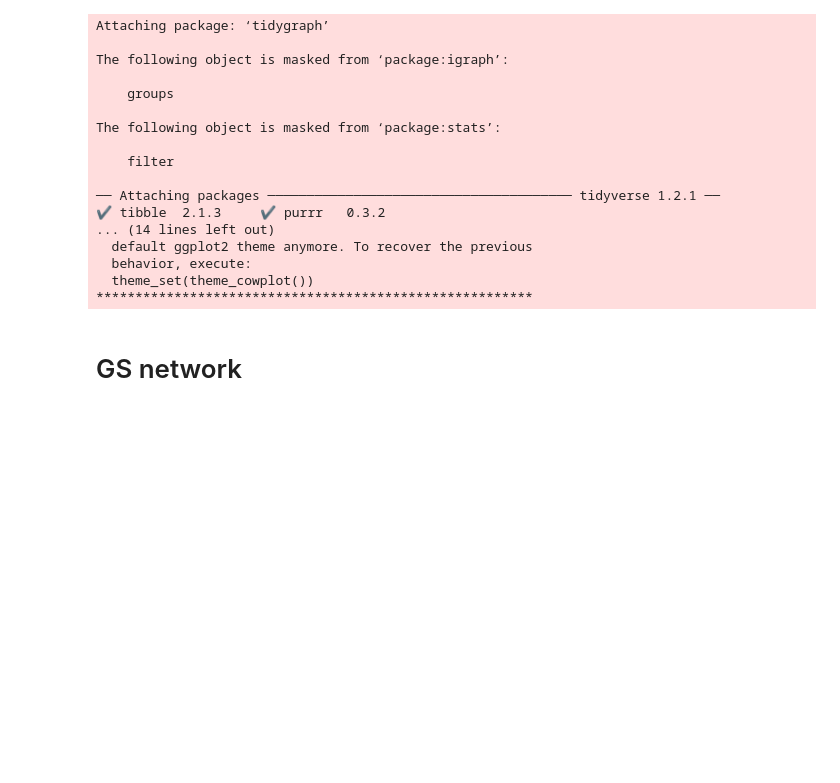
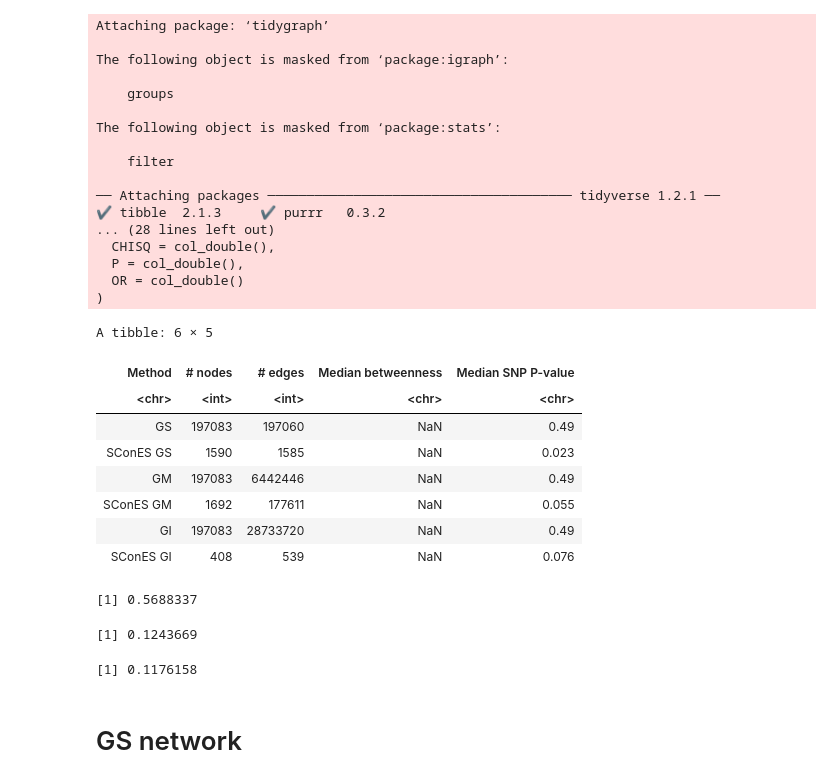
Before and after one commit to hclimente/genewa, a Jupyter notebook: doc/scones.ipynb, the cells around one changed output. Saved outputs shown, nothing was run; the diff lists cells and outputs as text; code cells hidden in the pictures; blank space fills up the shorter version.

```diff
--- a/doc/scones.ipynb
+++ b/doc/scones.ipynb
@@ -11,13 +11,16 @@ theme_set(theme_cowplot())
 results <- '../results/'
 
 gene2snp <- read_tsv(paste0(results,'preprocessing/snp2hgnc.tsv'), col_types = "cc")
+snp_assoc <- read_tsv(paste0(results,'conventional_gwas/univariate_models.no_covars.tsv')) %>%
+    select(SNP,P) %>%
+    rename(snp = SNP, p = P)
 
 method_summary <- function(graph) {
 
     tibble(`# nodes` = length(V(graph)),
            `# edges` = length(E(graph)),
-           `Median betweenness` = mean(as.tibble(graph) %>% .$betweenness, na.rm = T) %>% format(digits = 2),
-           `Median gene P-value` = median(as.tibble(graph) %>% .$c, na.rm = T) %>% pchisq(df = 1, lower.tail = FALSE) %>% format(digits = 2))
+           `Median betweenness` = mean(as_tibble(graph) %>% .$betweenness, na.rm = T) %>% format(digits = 2),
+           `Median SNP P-value` = median(as_tibble(graph) %>% .$p, na.rm = T) %>% format(digits = 2))
 
 }
 # %% [output]
@@ -33,8 +36,8 @@ The following object is masked from ‘package:stats’:
 
 ── Attaching packages ─────────────────────────────────────── tidyverse 1.2.1 ──
 ✔ tibble  2.1.3     ✔ purrr   0.3.2
-... (14 lines left out)
-  default ggplot2 theme anymore. To recover the previous
-  behavior, execute:
-  theme_set(theme_cowplot())
-********************************************************
+... (28 lines left out)
+  CHISQ = col_double(),
+  P = col_double(),
+  OR = col_double()
+)
@@ -68,0 +63,14 @@ rm(net)
+# %%
+# gm
+load(paste0(results,'scones/gm_network.RData'))
+
+gm_net <- as_tbl_graph(net) %>%
+    mutate(betweenness = NA) %>%
+    inner_join(snp_assoc,
+               by = c('name' = 'snp')) %>%
+    inner_join(select(gm, snp, selected, c),
+               by = c('name' = 'snp'))
+save(gm_net, file = paste0(results,'scones/gm_network.betweenness.RData'))
+rm(net)
+
+# load(paste0(results,'scones/gm_network.betweenness.RData'))
@@ -69,2 +91,39 @@ rm(net)
+# %%
+gs_selected_net <- gs_net %>%
+    filter(selected)
+gm_selected_net <- gm_net %>%
+    filter(selected)
+gi_selected_net <- gi_net %>%
+    filter(selected)
+
+bind_rows(mutate(method_summary(gs_net), Method = 'GS'),
+          mutate(method_summary(gs_selected_net), Method = 'SConES GS'),
+          mutate(method_summary(gm_net), Method = 'GM'),
+          mutate(method_summary(gm_selected_net), Method = 'SConES GM'),
+          mutate(method_summary(gi_net), Method = 'GI'),
+          mutate(method_summary(gi_selected_net), Method = 'SConES GI')) %>%
+    select(Method, everything())
+# %% [output]
+A tibble: 6 × 5
+| Method | # nodes | # edges | Median betweenness | Median SNP P-value |
+| <chr> | <int> | <int> | <chr> | <chr> |
+| GS | 197083 | 197060 | NaN | 0.49 |
+| SConES GS | 1590 | 1585 | NaN | 0.023 |
+| GM | 197083 | 6442446 | NaN | 0.49 |
+| SConES GM | 1692 | 177611 | NaN | 0.055 |
+| GI | 197083 | 28733720 | NaN | 0.49 |
+| SConES GI | 408 | 539 | NaN | 0.076 |
+# %%
+set_gs <- gs$snp[gs$selected]
+set_gm <- gm$snp[gm$selected]
+set_gi <- gi$snp[gi$selected]
+
+length(intersect(set_gs, set_gm))/length(union(set_gs, set_gm))
+length(intersect(set_gi, set_gs))/length(union(set_gi, set_gs))
+length(intersect(set_gi, set_gm))/length(union(set_gi, set_gm))
+# %% [output]
+[1] 0.5688337
+[1] 0.1243669
+[1] 0.1176158
 # %% [markdown]
 # GS network
```
Also changed, not shown: parts of 33 cells of this notebook, 9 other files.
